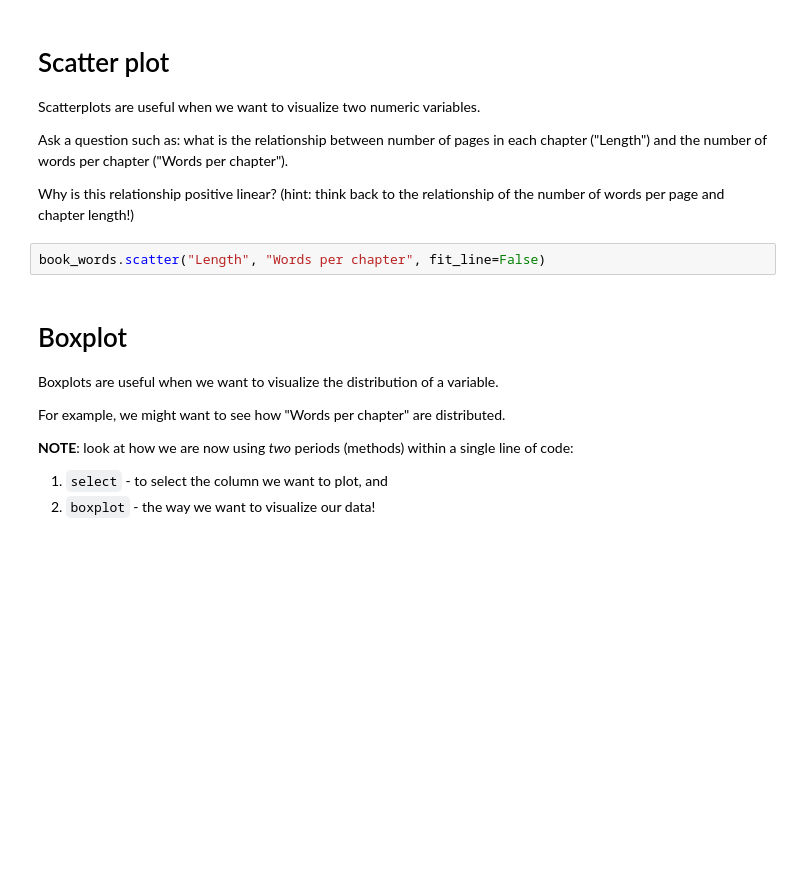
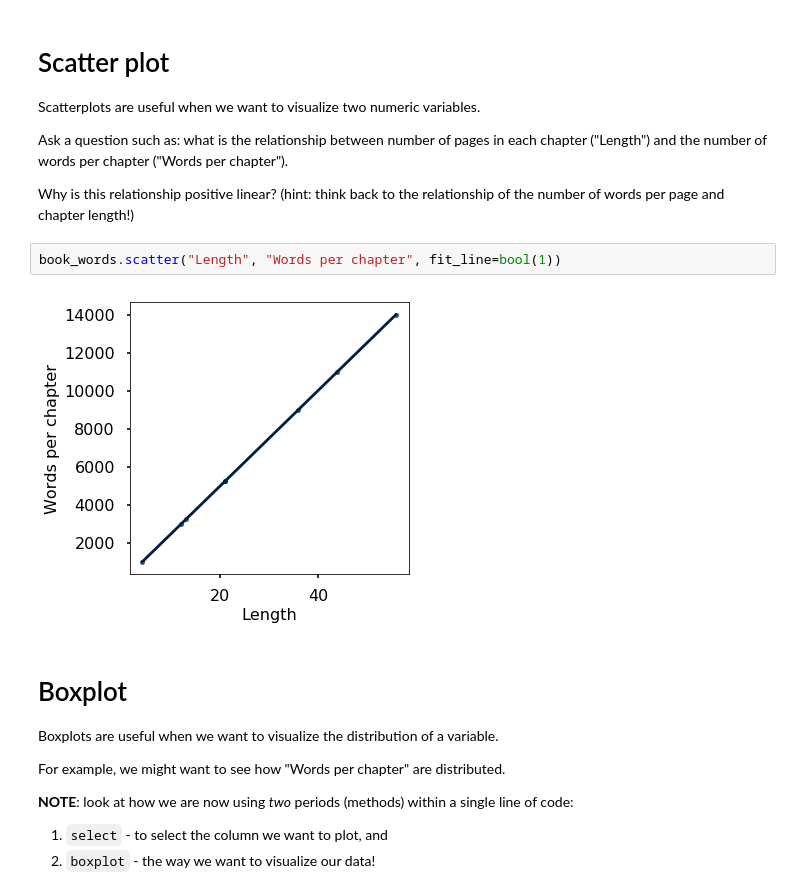
Before and after one commit to douugsmith/DIGHUM101, a Jupyter notebook: Week1/1-3_Tables.ipynb, the cells around one changed output. Cells and saved outputs as stored; diff of their text form; blank space fills up the shorter version.

```diff
--- a/Week1/1-3_Tables.ipynb
+++ b/Week1/1-3_Tables.ipynb
@@ -160,7 +342,9 @@ Ask a question such as: what is the relationship between number of pages in each
 
 Why is this relationship positive linear? (hint: think back to the relationship of the number of words per page and chapter length!)
 # %%
-book_words.scatter("Length", "Words per chapter", fit_line=False)
+book_words.scatter("Length", "Words per chapter", fit_line=bool(1))
+# %% [output]
+[figure, added]
 # %% [markdown]
 # Boxplot
 
```
Also changed, not shown: parts of 59 cells of this notebook, 6 other files.
